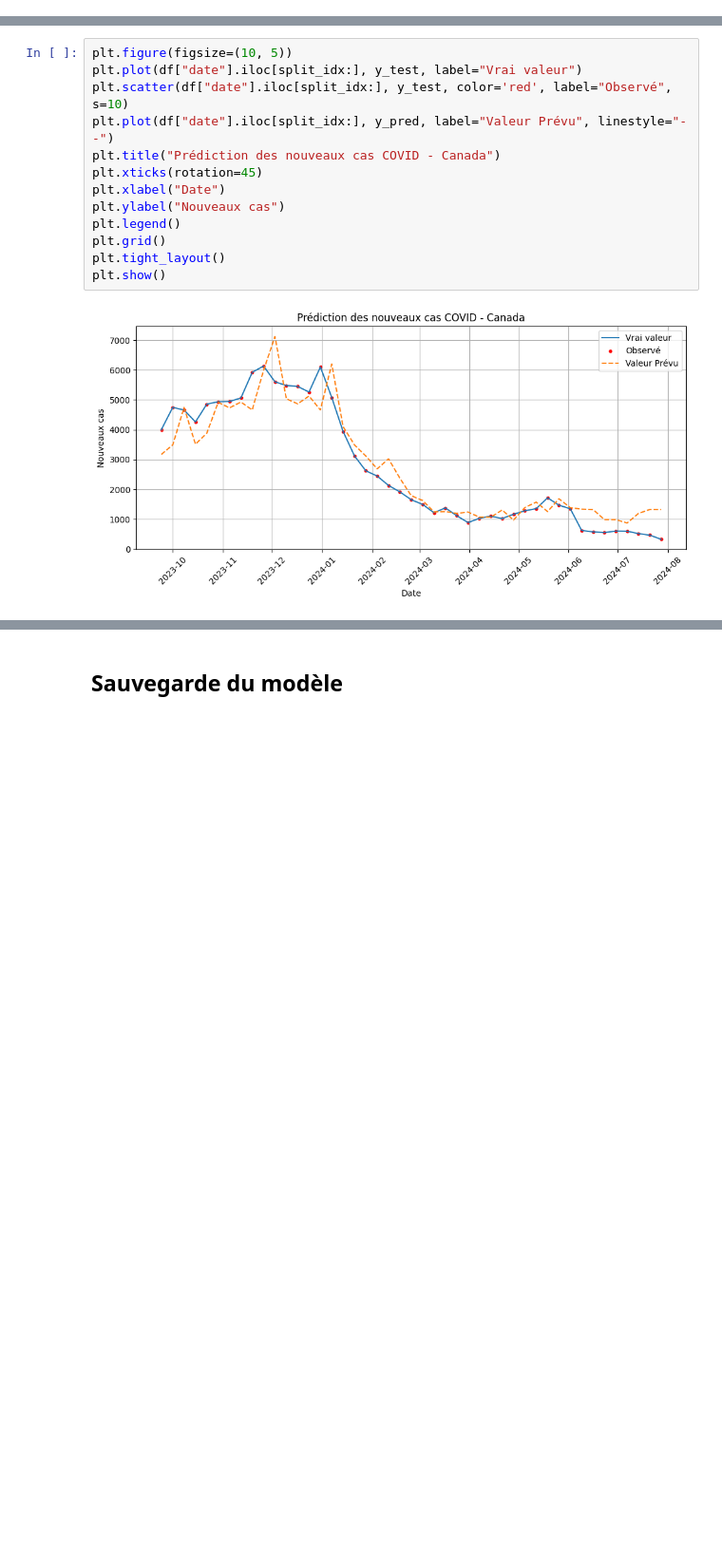
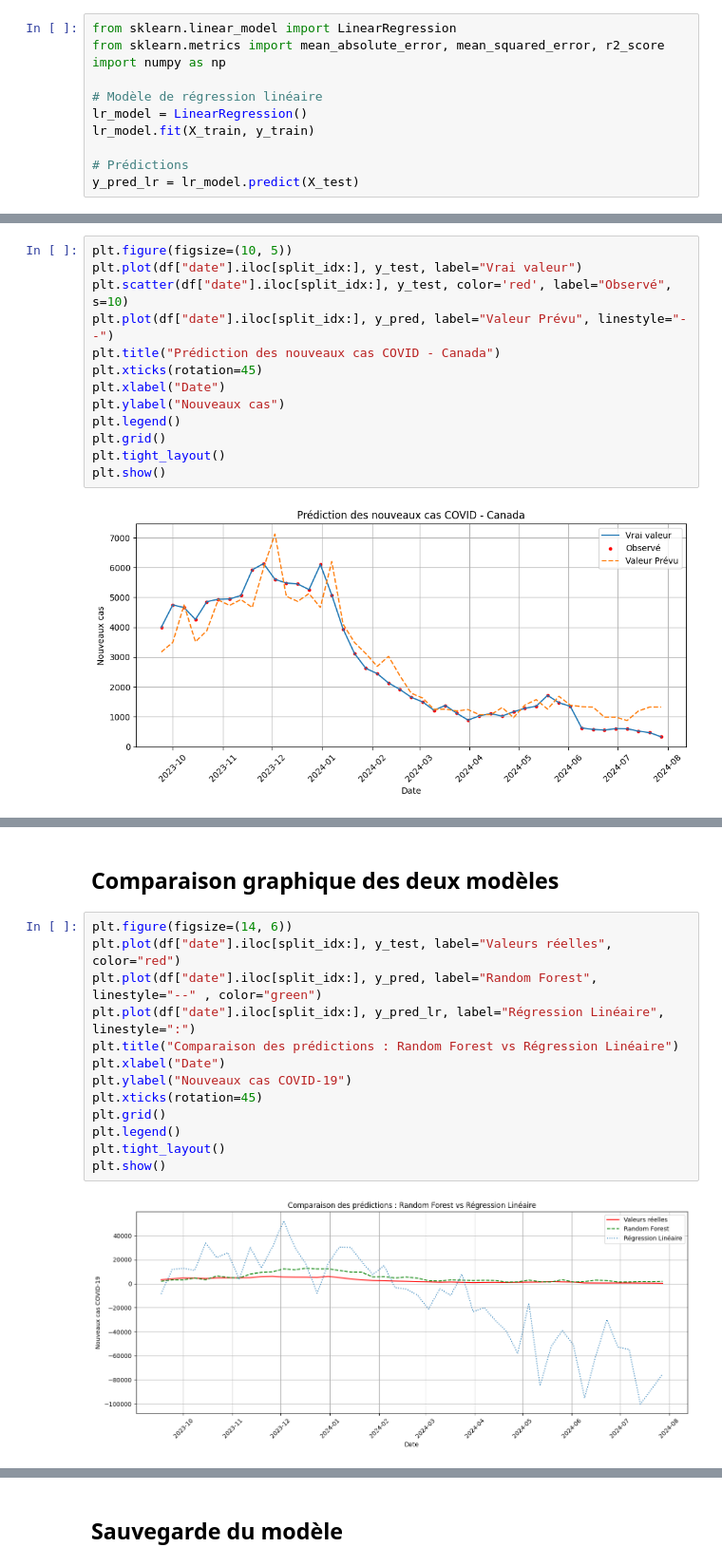
Before and after one commit to DJOUMESSI2004/mspr2, a Jupyter notebook: ml/notebook/exploration_canada.ipynb, the cells around one changed output, grey strips where cells are left out. Shown: that part at 95% size. Drawn from its saved outputs; the diff is of its cells as text; blank space fills up the shorter version.

```diff
--- a/ml/notebook/exploration_canada.ipynb
+++ b/ml/notebook/exploration_canada.ipynb
@@ -479,0 +419,11 @@ print("\n📈 Conclusion :", interpretation)
+# %%
+from sklearn.linear_model import LinearRegression
+from sklearn.metrics import mean_absolute_error, mean_squared_error, r2_score
+import numpy as np
+
+# Modèle de régression linéaire
+lr_model = LinearRegression()
+lr_model.fit(X_train, y_train)
+
+# Prédictions
+y_pred_lr = lr_model.predict(X_test)
@@ -496,0 +524,17 @@ plt.show()
+# %% [markdown]
+## Comparaison graphique des deux modèles
+# %%
+plt.figure(figsize=(14, 6))
+plt.plot(df["date"].iloc[split_idx:], y_test, label="Valeurs réelles", color="red")
+plt.plot(df["date"].iloc[split_idx:], y_pred, label="Random Forest", linestyle="--" , color="green")
+plt.plot(df["date"].iloc[split_idx:], y_pred_lr, label="Régression Linéaire", linestyle=":")
+plt.title("Comparaison des prédictions : Random Forest vs Régression Linéaire")
+plt.xlabel("Date")
+plt.ylabel("Nouveaux cas COVID-19")
+plt.xticks(rotation=45)
+plt.grid()
+plt.legend()
+plt.tight_layout()
+plt.show()
+# %% [output]
+[figure, added]
```
Also changed, not shown: parts of 9 cells of this notebook.
